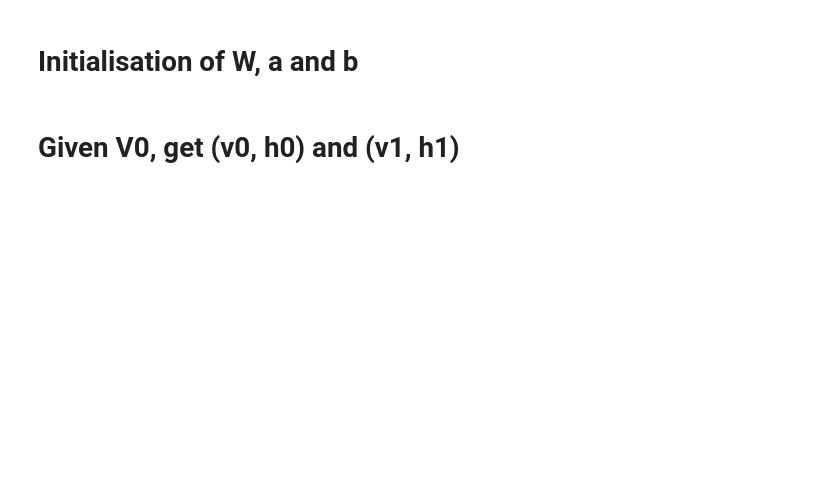
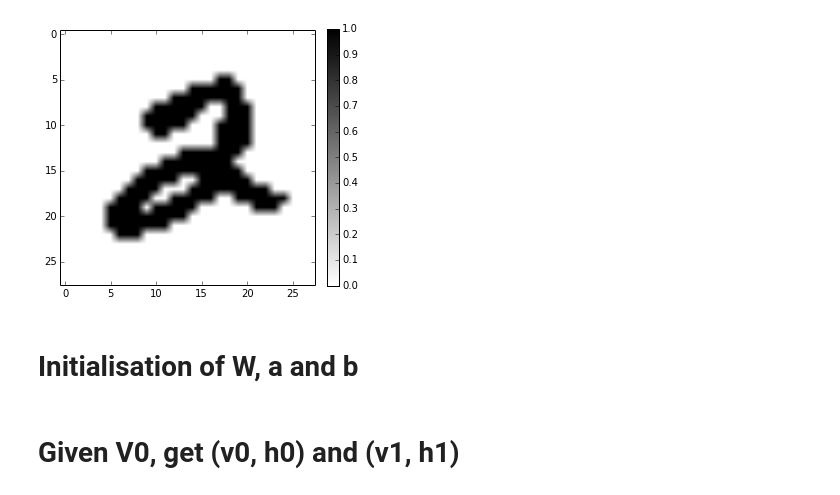
Before and after one commit to liuYing77/sdbn-1, a Jupyter notebook: code/1layerRBM/1image_test.ipynb, the cells around one changed output. Drawn from its saved outputs; the diff is of its cells as text; code cells hidden in the pictures; blank space fills up the shorter version.

```diff
--- a/code/1layerRBM/1image_test.ipynb
+++ b/code/1layerRBM/1image_test.ipynb
@@ -12,2 +10,6 @@ train_x = train_x > 50
+# %%
+pt.plot_digit(train_x[5])
+# %% [output]
+[figure, added]
 # %%
 digit = 5
```
Also changed, not shown: parts of 13 cells of this notebook, 14 other files.
